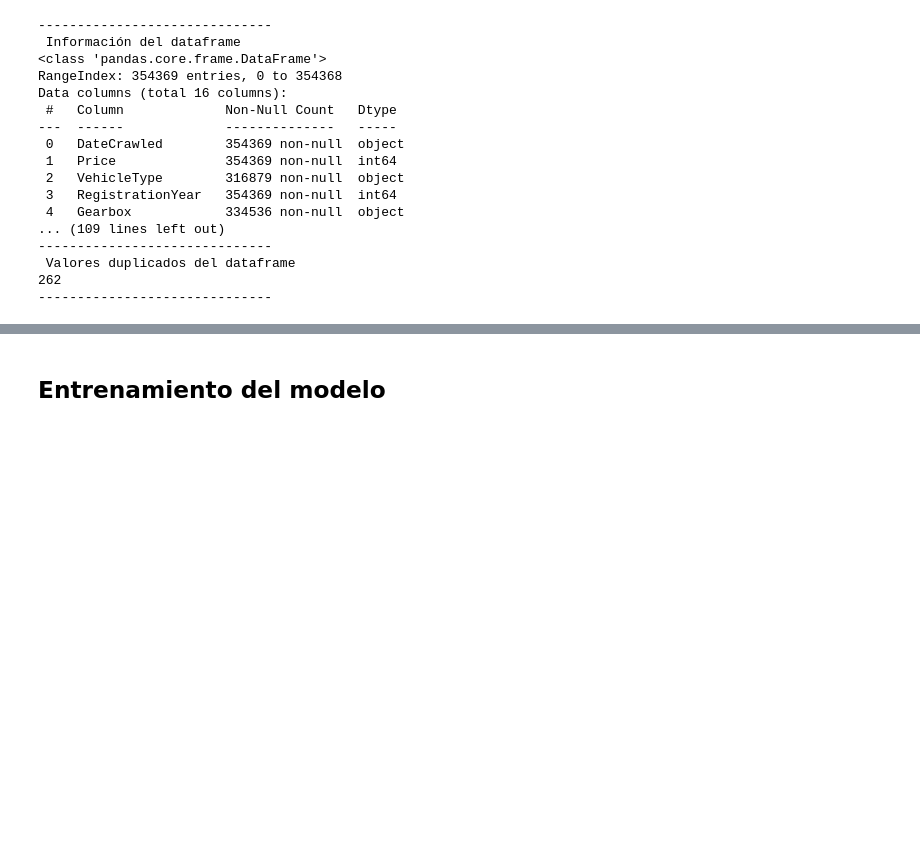
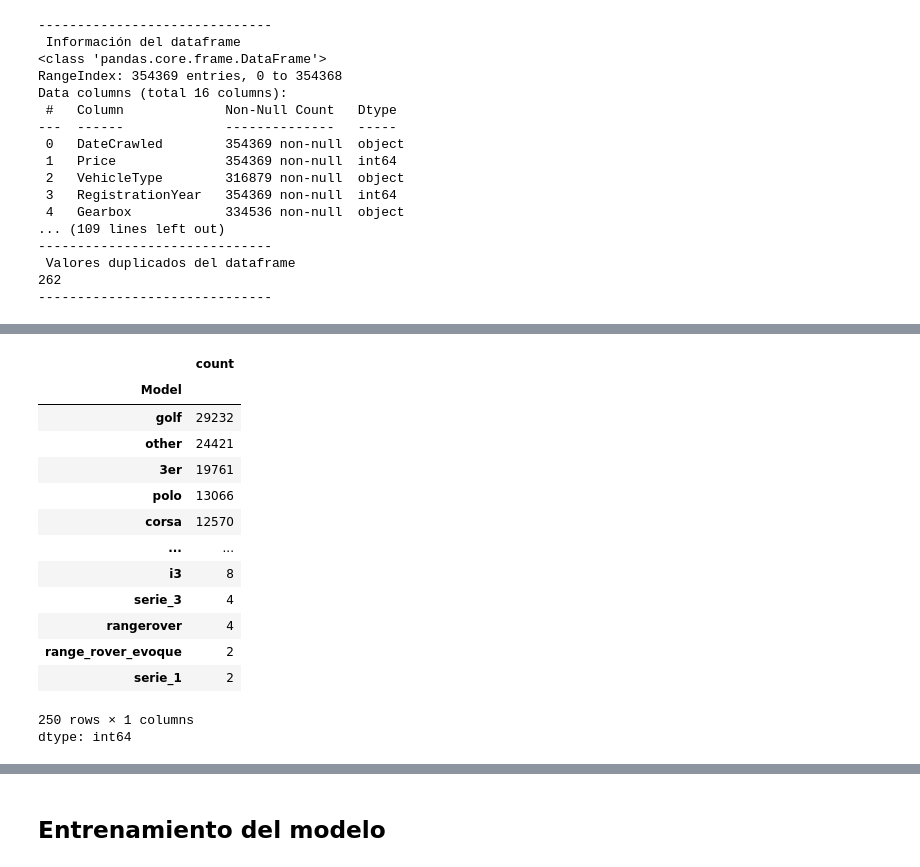
Before and after one commit to Davichobacter/data_science_tt, a Jupyter notebook: Sprint_15/notebook.ipynb, the cells around one changed output, grey strips where cells are left out. Drawn from its saved outputs; the diff is of its cells as text; code cells hidden in the pictures; blank space fills up the shorter version.

```diff
--- a/Sprint_15/notebook.ipynb
+++ b/Sprint_15/notebook.ipynb
@@ -175,0 +323,18 @@ def proporcion_nulos(df, columna):
+# %%
+df['Model'].value_counts()
+# %% [output]
+|  | count |
+| Model |  |
+| golf | 29232 |
+| other | 24421 |
+| 3er | 19761 |
+| polo | 13066 |
+| corsa | 12570 |
+| ... | ... |
+| i3 | 8 |
+| serie_3 | 4 |
+| rangerover | 4 |
+| range_rover_evoque | 2 |
+| serie_1 | 2 |
+250 rows × 1 columns
+dtype: int64
```
Also changed, not shown: parts of 17 cells of this notebook.
